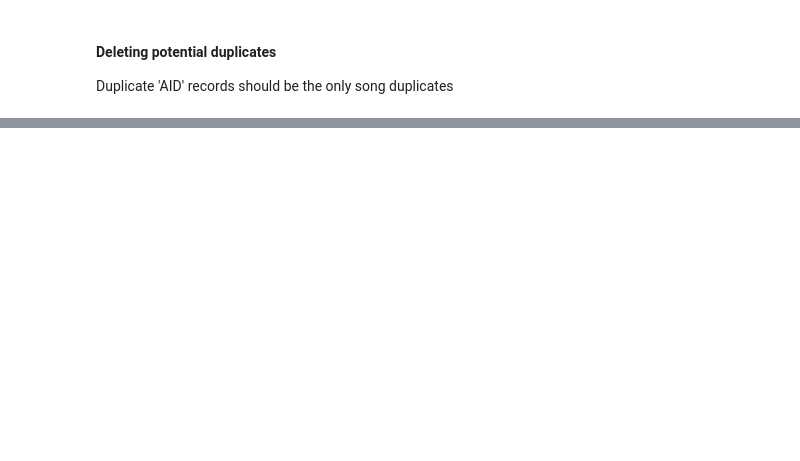
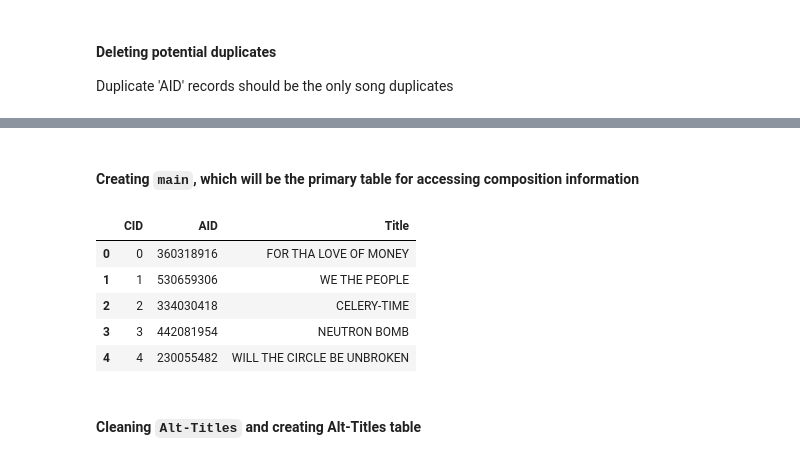
Before and after one commit to jonjohnsontc/songwriter-graph, a Jupyter notebook: notebooks/ascap_2_db.ipynb, the cells around one changed output, grey strips where cells are left out. Cells and saved outputs as stored; diff of their text form; code cells hidden in the pictures; blank space fills up the shorter version.

```diff
--- a/notebooks/ascap_2_db.ipynb
+++ b/notebooks/ascap_2_db.ipynb
@@ -351,0 +412,13 @@ memory usage: 2.1+ MB
+# %% [markdown]
+#### Creating `main`, which will be the primary table for accessing composition information
+# %%
+main_df = df[['CID','AID', 'Title']]
+# %%
+main_df.head()
+# %% [output]
+|  | CID | AID | Title |
+| 0 | 0 | 360318916 | FOR THA LOVE OF MONEY |
+| 1 | 1 | 530659306 | WE THE PEOPLE |
+| 2 | 2 | 334030418 | CELERY-TIME |
+| 3 | 3 | 442081954 | NEUTRON BOMB |
+| 4 | 4 | 230055482 | WILL THE CIRCLE BE UNBROKEN |
@@ -351,0 +427,2 @@ memory usage: 2.1+ MB
+# %% [markdown]
+#### Cleaning `Alt-Titles` and creating Alt-Titles table
```
Also changed, not shown: parts of 64 cells of this notebook, 9 other files.
